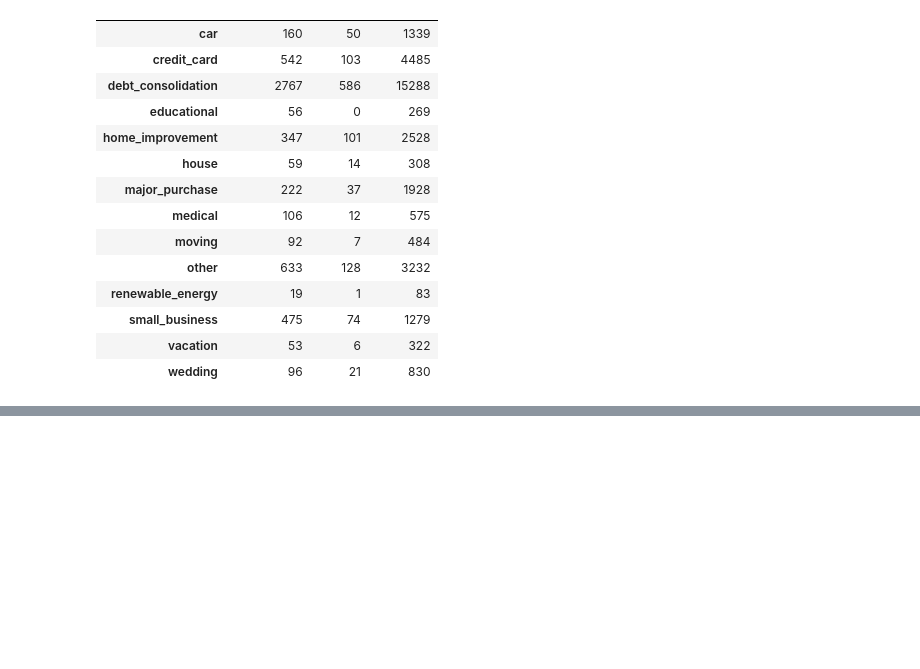
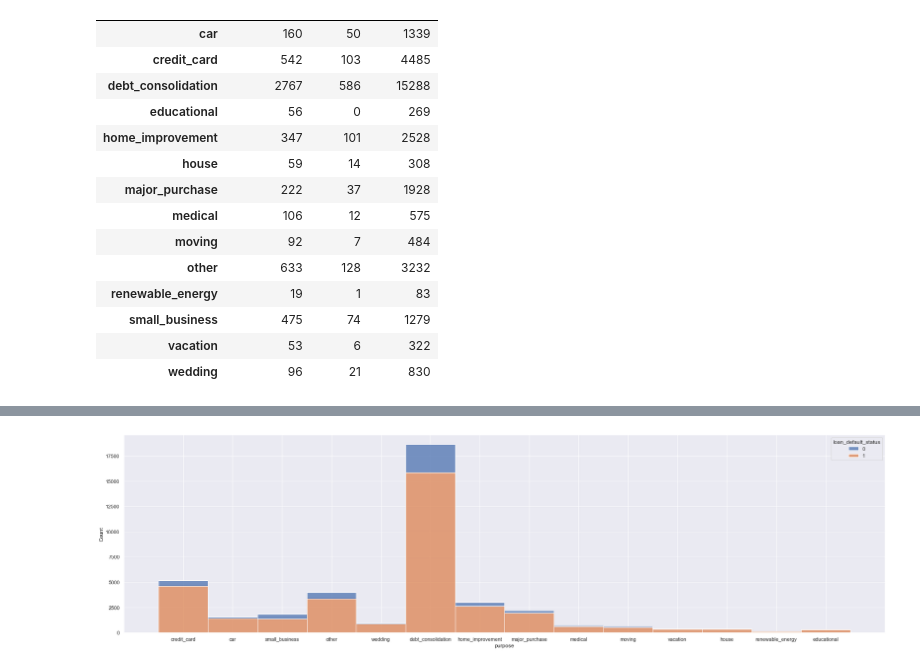
Before and after one commit to arooshp/lendingclub, a Jupyter notebook: lending_club_case_study.ipynb, the cells around one changed output, grey strips where cells are left out. Saved outputs shown, nothing was run; the diff lists cells and outputs as text; code cells hidden in the pictures; blank space fills up the shorter version.

```diff
--- a/lending_club_case_study.ipynb
+++ b/lending_club_case_study.ipynb
@@ -164,0 +175,7 @@ pd.crosstab(df[purp_loan[0]], df[purp_loan[1]]).style.background_gradient(cmap =
+# %%
+# Application Type and Loan Amount
+plt.figure(figsize = (30,8))
+g = sns.histplot(x="purpose",data=df, hue='loan_default_status',
+                 multiple='stack')
+# %% [output]
+[figure, added]
```
Also changed, not shown: parts of 12 cells of this notebook, 2 other files.
